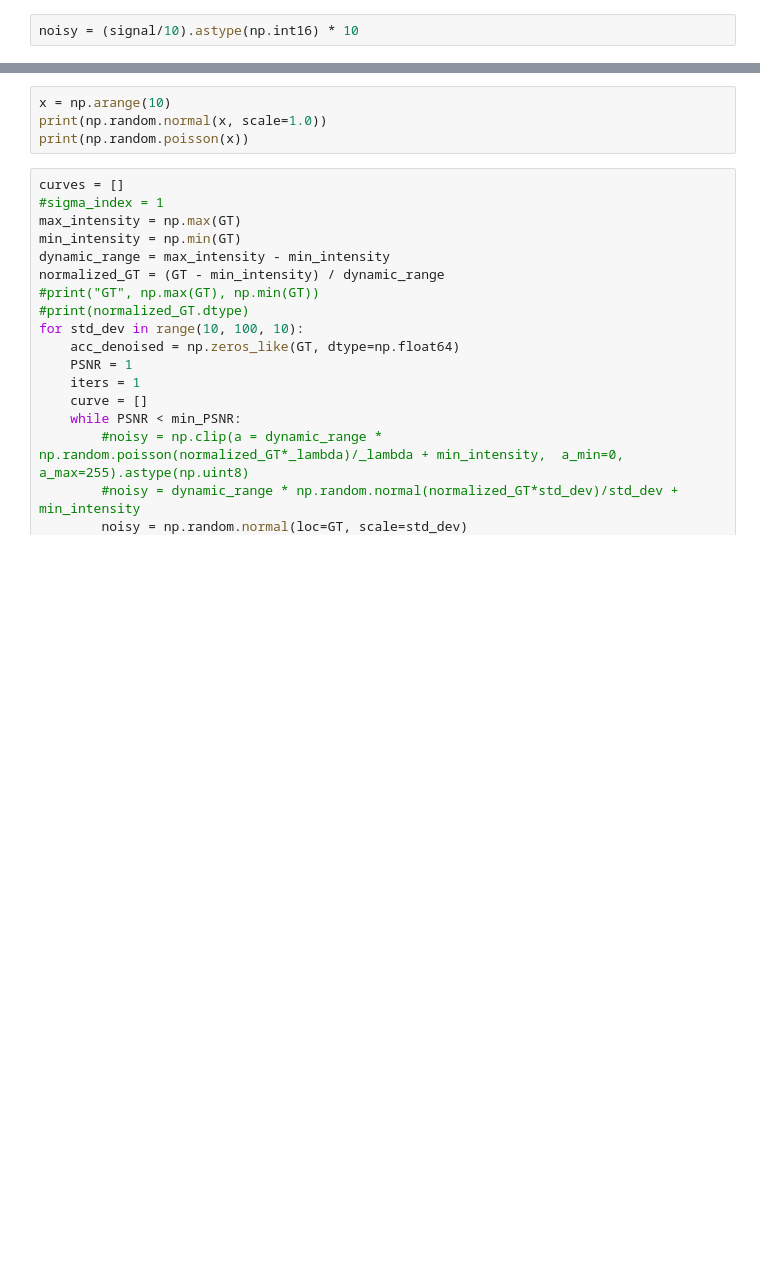
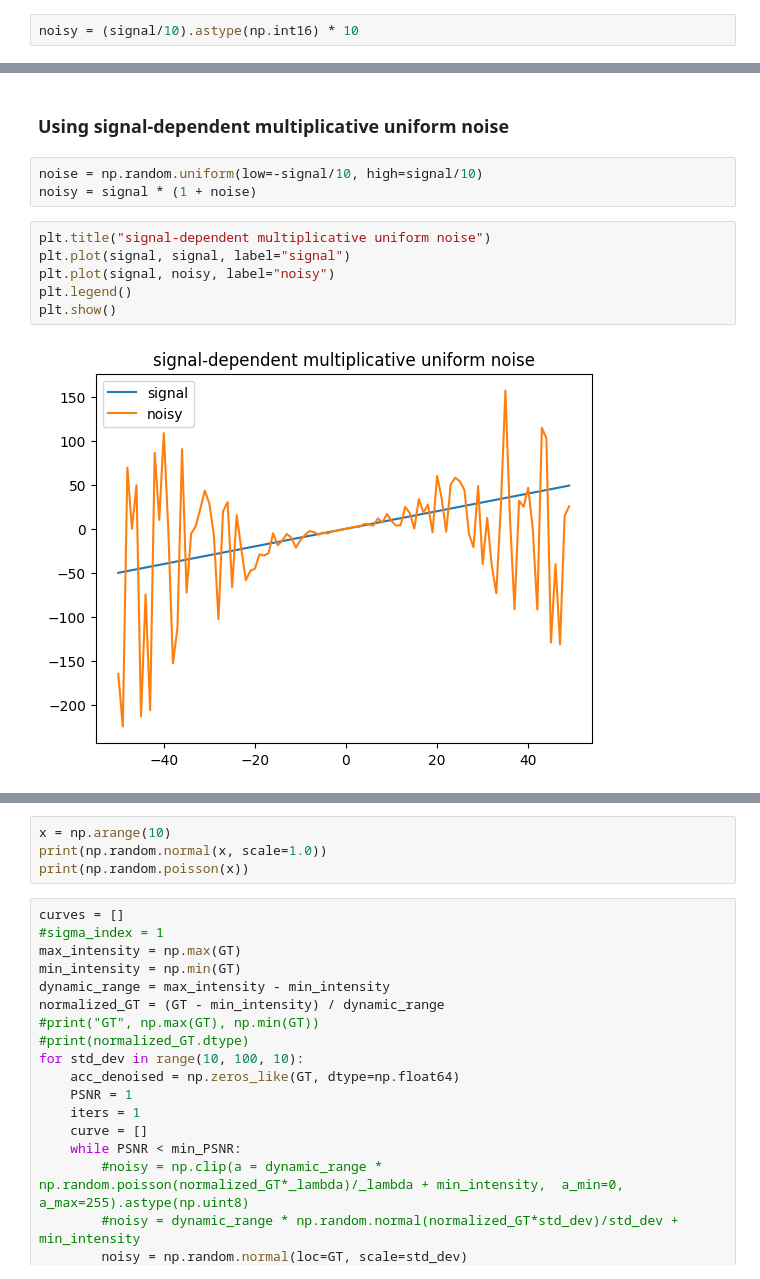
Before and after one commit to vicente-gonzalez-ruiz/denoising_analysis_using_FSC, a Jupyter notebook: figs/gaussian_averaging.ipynb, the cells around one changed output, grey strips where cells are left out. Drawn from its saved outputs; the diff is of its cells as text; blank space fills up the shorter version.

```diff
--- a/figs/gaussian_averaging.ipynb
+++ b/figs/gaussian_averaging.ipynb
@@ -250,0 +380,13 @@ plt.show()
+# %% [markdown]
+### Using signal-dependent multiplicative uniform noise
+# %%
+noise = np.random.uniform(low=-signal/10, high=signal/10)
+noisy = signal * (1 + noise)
+# %%
+plt.title("signal-dependent multiplicative uniform noise")
+plt.plot(signal, signal, label="signal")
+plt.plot(signal, noisy, label="noisy")
+plt.legend()
+plt.show()
+# %% [output]
+[figure, added]
```
Also changed, not shown: parts of 54 cells of this notebook, 1 other file.
